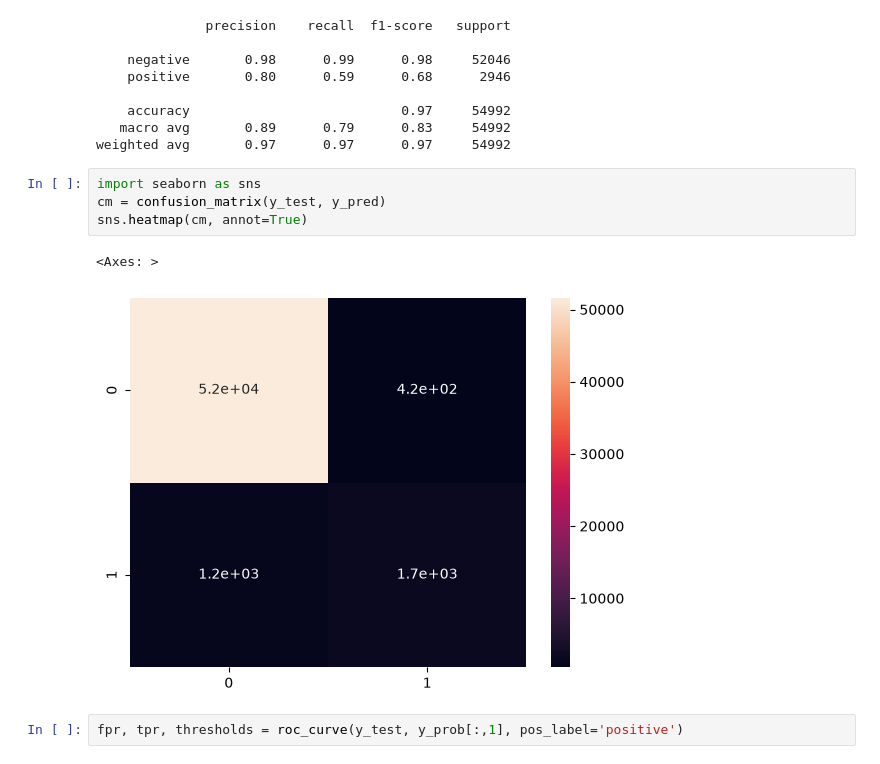
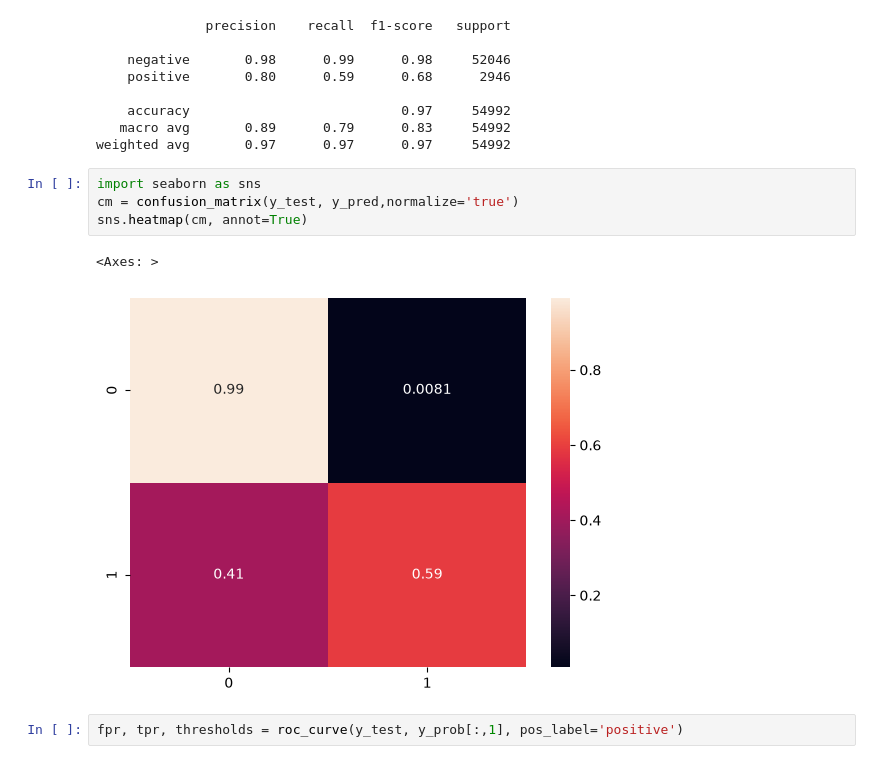
Before and after one commit to maxwhitemet/cambridge_spark_hackathon, a Jupyter notebook: catboost.ipynb, the cells around one changed output. Saved outputs shown, nothing was run; the diff lists cells and outputs as text.

Commit message:
normalised confusion matrix

```diff
--- a/catboost.ipynb
+++ b/catboost.ipynb
@@ -109,11 +110,11 @@ print(classification_report(y_test, y_pred))
 weighted avg       0.97      0.97      0.97     54992
 # %%
 import seaborn as sns
-cm = confusion_matrix(y_test, y_pred)
+cm = confusion_matrix(y_test, y_pred,normalize='true')
 sns.heatmap(cm, annot=True)
 # %% [output]
 <Axes: >
-[figure, old version]
+[figure, new version]
 # %%
 fpr, tpr, thresholds = roc_curve(y_test, y_prob[:,1], pos_label='positive')
 # %%
```
Also changed, not shown: parts of 1 cell of this notebook.
